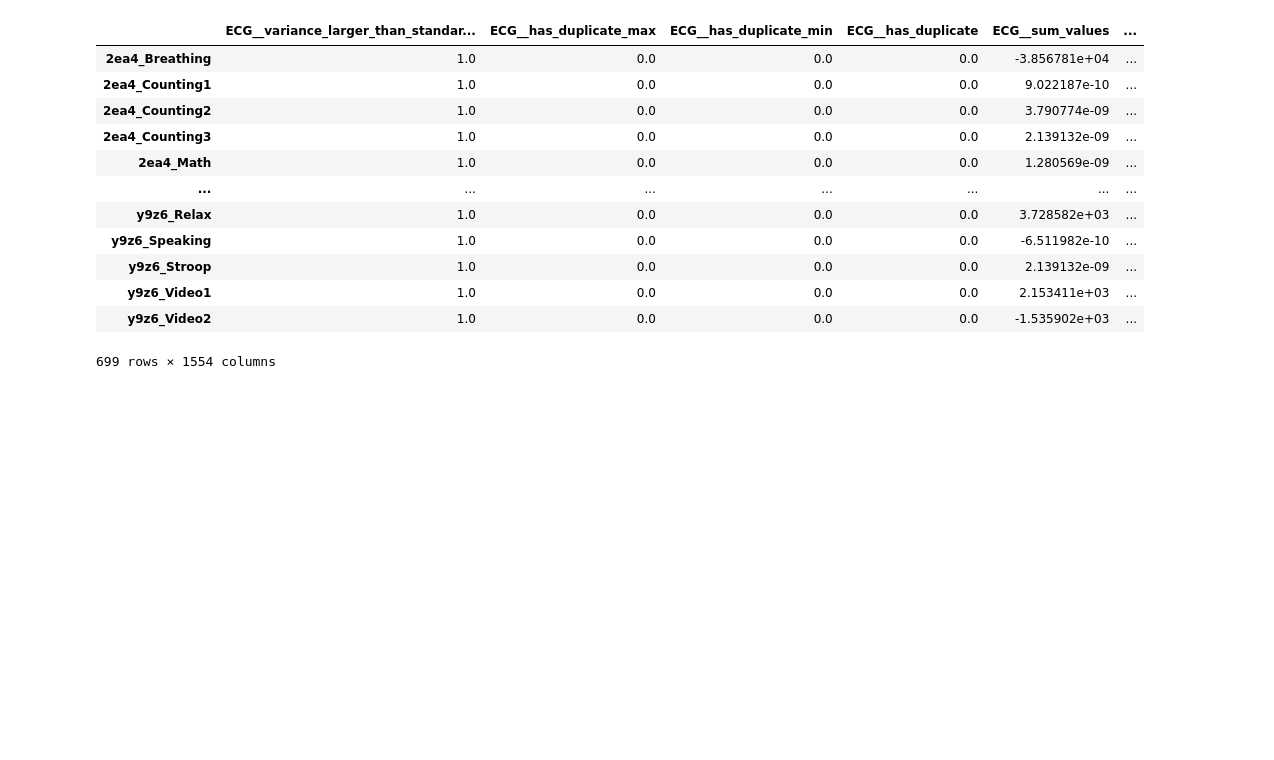
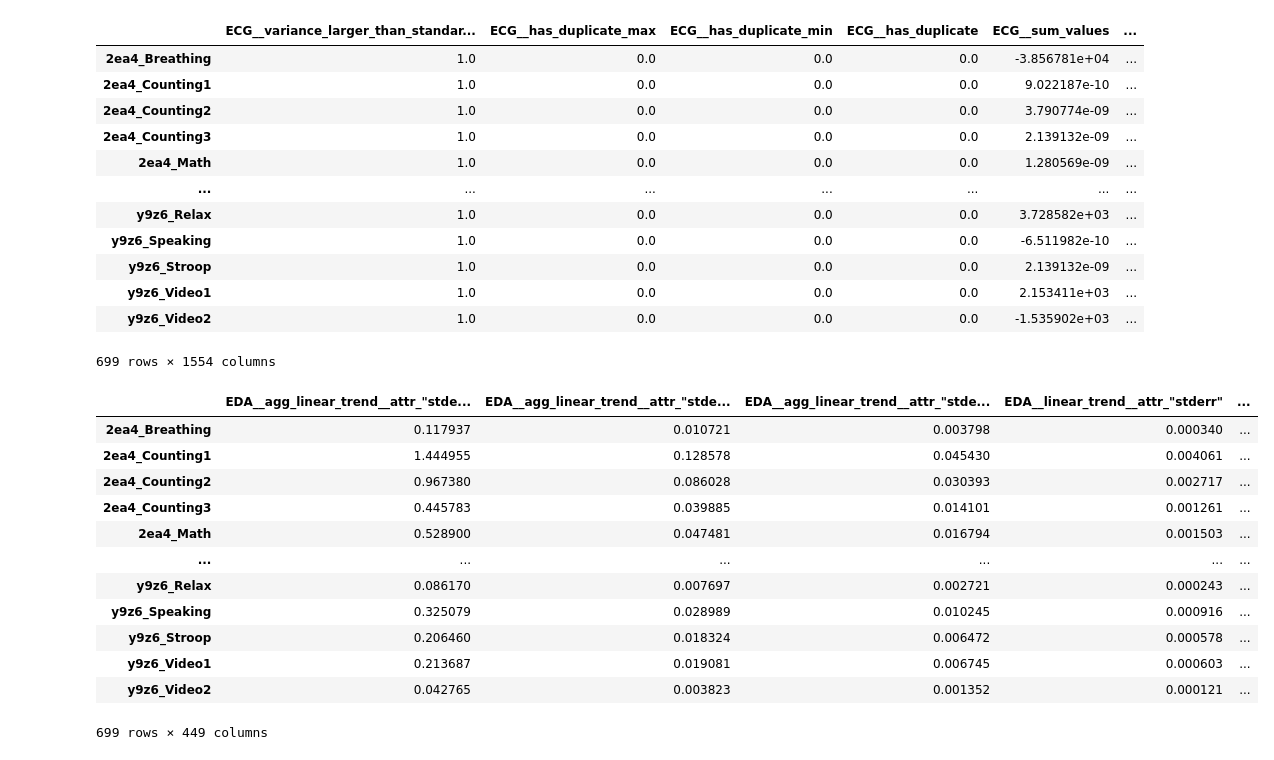
Before and after one commit to sergiodl-ubi/stressID, a Jupyter notebook: Feature Extraction/physiological/tsfresh_features_analysis.ipynb, the cells around one changed output. Drawn from its saved outputs; the diff is of its cells as text; code cells hidden in the pictures; blank space fills up the shorter version.

```diff
--- a/Feature Extraction/physiological/tsfresh_features_analysis.ipynb
+++ b/Feature Extraction/physiological/tsfresh_features_analysis.ipynb
@@ -1,14 +1,22 @@
 # %% [markdown]
 # tsfresh feature generation and t-sne analysis on StressID and ExpData datasets
 # %%
+import os
+os.environ["OMP_NUM_THREADS"] = "1"
+os.environ["MKL_NUM_THREADS"] = "1"
+os.environ["OPENBLAS_NUM_THREADS"] = "1"
+
 import pandas as pd
 import numpy as np
 import matplotlib.pyplot as plt
+import plotly.express as px
+
 from IPython.display import display
 from dataclasses import dataclass
 from typing import Tuple, TypeAlias
 
-from tsfresh import extract_features, select_features
+from sklearn.manifold import TSNE
+from tsfresh import extract_features, select_features, extract_relevant_features
 from tsfresh.feature_extraction.settings import EfficientFCParameters, MinimalFCParameters, IndexBasedFCParameters
 from tsfresh.utilities.dataframe_functions import impute
 
@@ -23,6 +31,10 @@ DATA_FS = 500  # Hz
 DATA_WINDOW_DURATION = 60  # seconds
 TARGET_FS = 51.2
 RANDOM_STATE = 21
+
+EDAECG_RELEVANT_FEAT_FILENAME = "../Features/tfresh_eda_cga_features.efficient.csv"
+EDA_RELEVANT_FEAT_FILENAME = "../Features/tfresh_eda_selfeatures.efficient.csv"
+ECG_RELEVANT_FEAT_FILENAME = "../Features/tfresh_ecg_selfeatures.efficient.csv"
 
 BIN_LABELS = ["NoStress", "Stress"]
 TER_LABELS = ["Relaxed", "Stress", "RealStress"]
@@ -177,0 +237,18 @@ display(features)
+# %%
+# eda_rel_features.to_csv(EDA_RELEVANT_FEAT_FILENAME)
+eda_rel_features = pd.read_csv(EDA_RELEVANT_FEAT_FILENAME, index_col=0)
+display(eda_rel_features)
+# %% [output]
+|  | EDA__agg_linear_trend__attr_"stde... | EDA__agg_linear_trend__attr_"stde... | EDA__agg_linear_trend__attr_"stde... | EDA__linear_trend__attr_"stderr" | ... |
+| 2ea4_Breathing | 0.117937 | 0.010721 | 0.003798 | 0.000340 | ... |
+| 2ea4_Counting1 | 1.444955 | 0.128578 | 0.045430 | 0.004061 | ... |
+| 2ea4_Counting2 | 0.967380 | 0.086028 | 0.030393 | 0.002717 | ... |
+| 2ea4_Counting3 | 0.445783 | 0.039885 | 0.014101 | 0.001261 | ... |
+| 2ea4_Math | 0.528900 | 0.047481 | 0.016794 | 0.001503 | ... |
+| ... | ... | ... | ... | ... | ... |
+| y9z6_Relax | 0.086170 | 0.007697 | 0.002721 | 0.000243 | ... |
+| y9z6_Speaking | 0.325079 | 0.028989 | 0.010245 | 0.000916 | ... |
+| y9z6_Stroop | 0.206460 | 0.018324 | 0.006472 | 0.000578 | ... |
+| y9z6_Video1 | 0.213687 | 0.019081 | 0.006745 | 0.000603 | ... |
+| y9z6_Video2 | 0.042765 | 0.003823 | 0.001352 | 0.000121 | ... |
+699 rows × 449 columns
```
Also changed, not shown: parts of 17 cells of this notebook, 3 other files.
